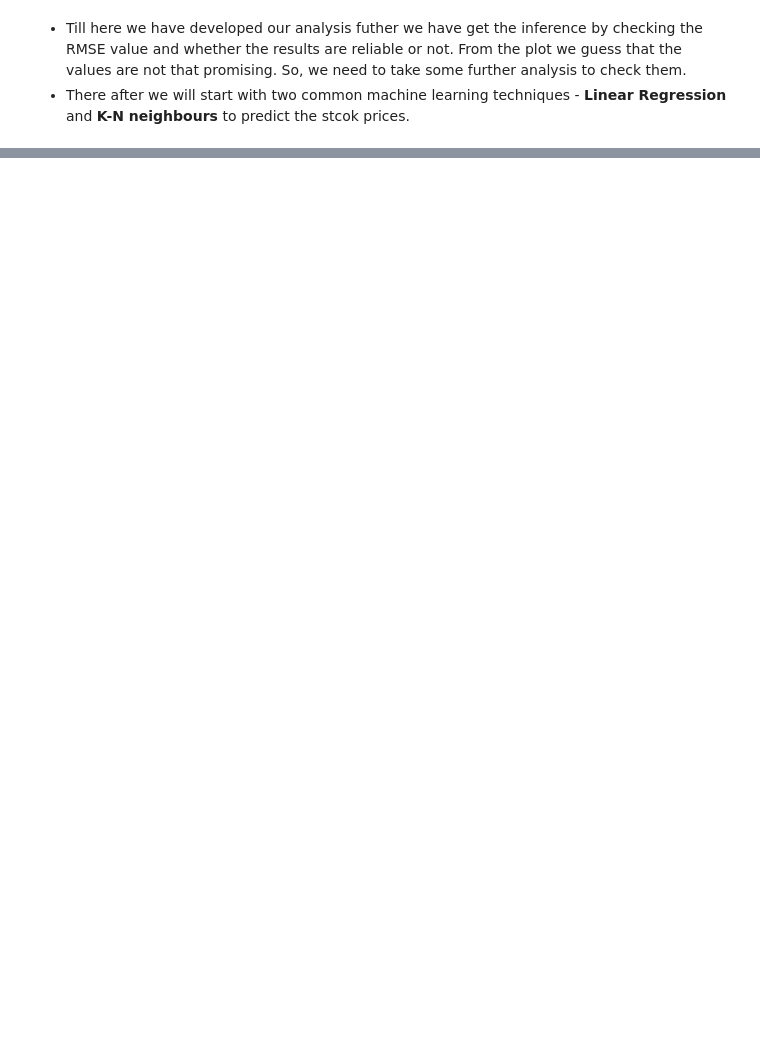
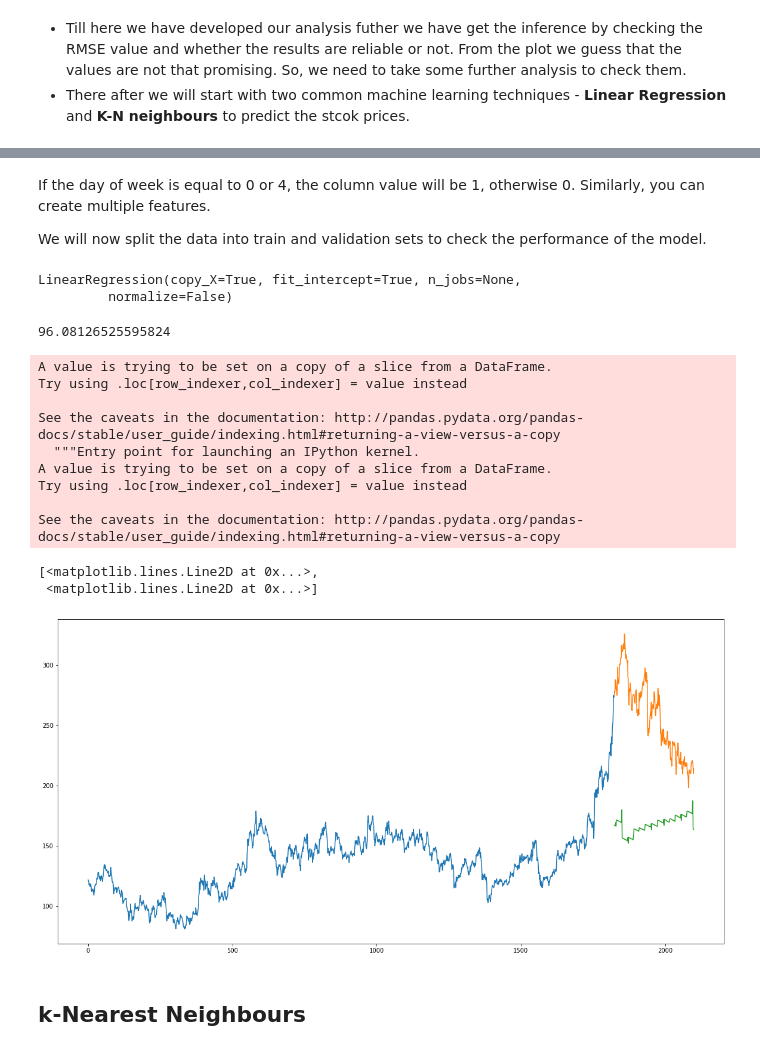
Before and after one commit to sasi6996/EAI6000, a Jupyter notebook: Final_Project_Development_Report.ipynb, the cells around one changed output, grey strips where cells are left out. Saved outputs shown, nothing was run; the diff lists cells and outputs as text; code cells hidden in the pictures; blank space fills up the shorter version.

```diff
--- a/Final_Project_Development_Report.ipynb
+++ b/Final_Project_Development_Report.ipynb
@@ -184,0 +291,7 @@ See the caveats in the documentation: http://pandas.pydata.org/pandas-docs/stabl
+# %%
+new_data['mon_fri'] = 0
+for i in range(0,len(new_data)):
+    if (new_data['Dayofweek'][i] == 0 or new_data['Dayofweek'][i] == 4):
+        new_data['mon_fri'][i] = 1
+    else:
+        new_data['mon_fri'][i] = 0
@@ -184,0 +307,53 @@ See the caveats in the documentation: http://pandas.pydata.org/pandas-docs/stabl
+# %% [markdown]
+If the day of week is equal to 0 or 4, the column value will be 1, otherwise 0. Similarly, you can create multiple features.
+
+We will now split the data into train and validation sets to check the performance of the model.
+# %%
+#split into train and validation
+train = new_data[:1824]
+valid = new_data[1824:]
+
+x_train = train.drop('Close', axis=1)
+y_train = train['Close']
+x_valid = valid.drop('Close', axis=1)
+y_valid = valid['Close']
+
+#implement linear regression
+from sklearn.linear_model import LinearRegression
+model = LinearRegression()
+model.fit(x_train,y_train)
+# %% [output]
+LinearRegression(copy_X=True, fit_intercept=True, n_jobs=None,
+         normalize=False)
+# %%
+#make predictions and find the rmse
+preds = model.predict(x_valid)
+rms=np.sqrt(np.mean(np.power((np.array(y_valid)-np.array(preds)),2)))
+rms
+# %% [output]
+96.08126525595824
+# %%
+#plot
+valid['Predictions'] = 0
+valid['Predictions'] = preds
+
+valid.index = new_data[1824:].index
+train.index = new_data[:1824].index
+
+plt.plot(train['Close'])
+plt.plot(valid[['Close', 'Predictions']])
+# %% [output]
+A value is trying to be set on a copy of a slice from a DataFrame.
+Try using .loc[row_indexer,col_indexer] = value instead
+
+See the caveats in the documentation: http://pandas.pydata.org/pandas-docs/stable/user_guide/indexing.html#returning-a-view-versus-a-copy
+  """Entry point for launching an IPython kernel.
+A value is trying to be set on a copy of a slice from a DataFrame.
+Try using .loc[row_indexer,col_indexer] = value instead
+
+See the caveats in the documentation: http://pandas.pydata.org/pandas-docs/stable/user_guide/indexing.html#returning-a-view-versus-a-copy
+[<matplotlib.lines.Line2D at 0x...>,
+ <matplotlib.lines.Line2D at 0x...>]
+[figure, added]
+# %% [markdown]
+## k-Nearest Neighbours
```
Also changed, not shown: parts of 38 cells of this notebook.
